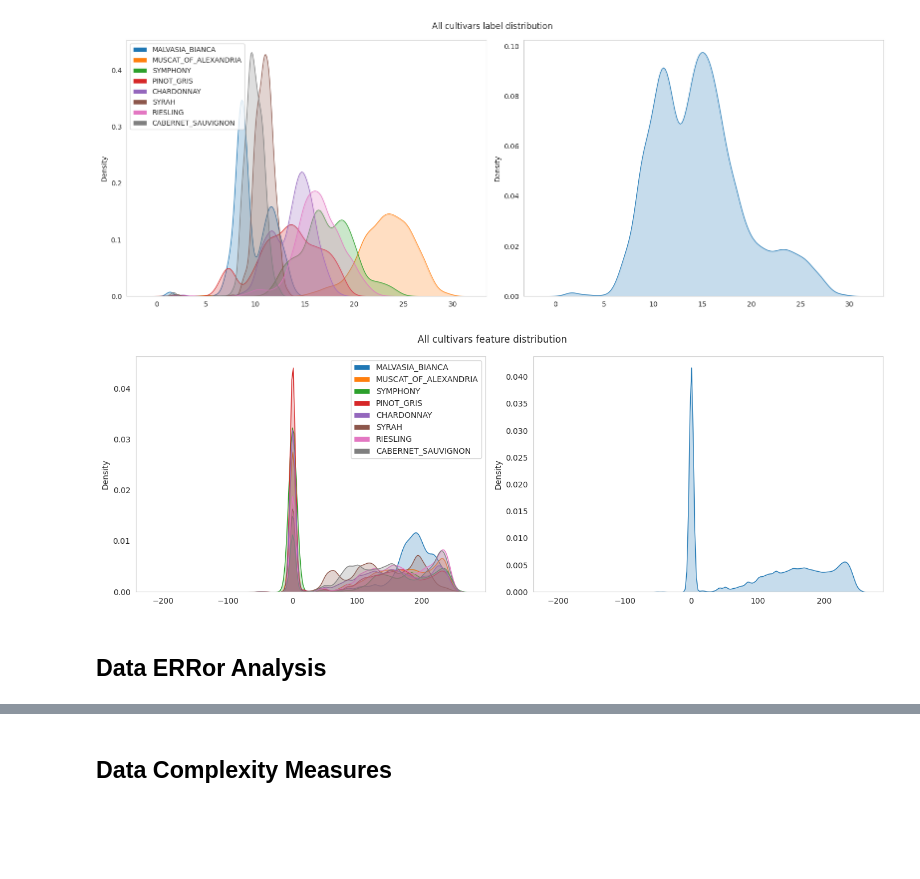
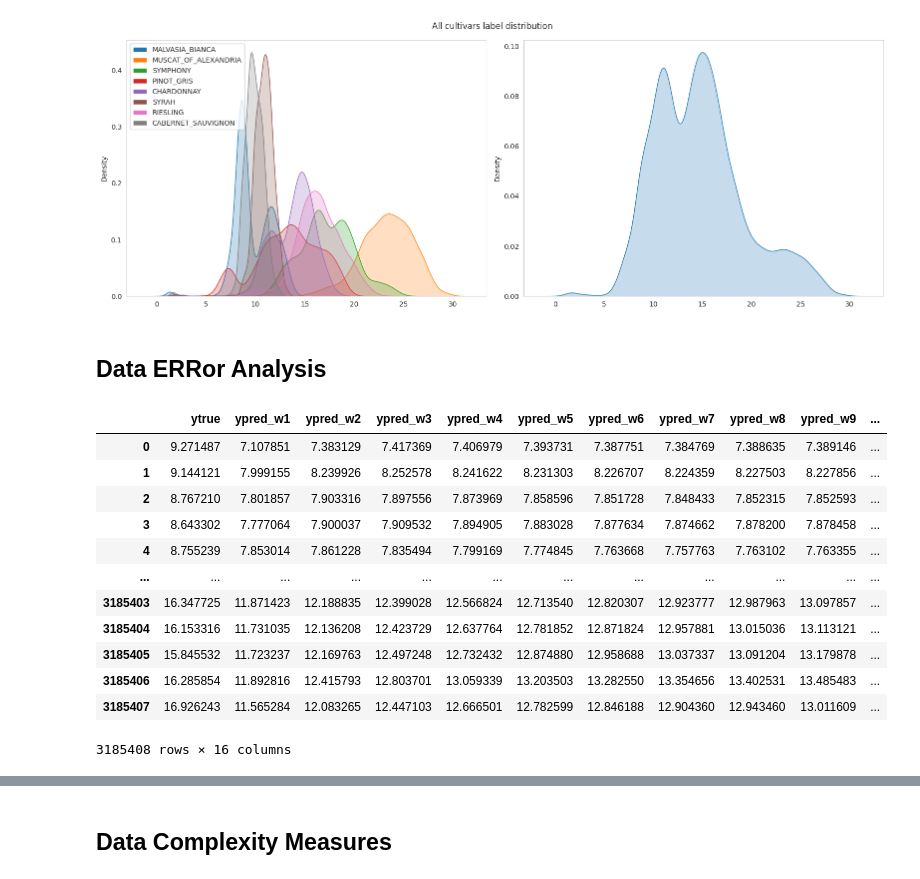
Before and after one commit to plant-ai-biophysics-lab/imbalance_deep_regression_yield_forecasting, a Jupyter notebook: EDA/EDA.ipynb, the cells around one changed output, grey strips where cells are left out. Cells and saved outputs as stored; diff of their text form; code cells hidden in the pictures; blank space fills up the shorter version.

```diff
--- a/EDA/EDA.ipynb
+++ b/EDA/EDA.ipynb
@@ -143,9 +116,22 @@ cultivars = ['MALVASIA_BIANCA', 'MUSCAT_OF_ALEXANDRIA', 'SYMPHONY',
 _ = utils.vineyard_data_visulization(block_full_dict, cultivar = cultivars).all_cultivar_label_dist_vis()
 # %% [output]
 [figure]
-# %%
-_ = utils.vineyard_data_visulization(block_full_dict, cultivar = cultivars).all_cultivar_image_dist_vis()
-# %% [output]
-[figure, removed]
 # %% [markdown]
 ## Data ERRor Analysis
+# %%
+S3_test_df_10m  = pd.read_csv('/data2/hkaman/Livingston/EXPs/10m/EXP_S3_UNetLSTM_10m_time/S3_UNetLSTM_10m_time_test.csv',  index_col=0)
+S3_test_df_10m
+# %% [output]
+|  | ytrue | ypred_w1 | ypred_w2 | ypred_w3 | ypred_w4 | ypred_w5 | ypred_w6 | ypred_w7 | ypred_w8 | ypred_w9 | ... |
+| 0 | 9.271487 | 7.107851 | 7.383129 | 7.417369 | 7.406979 | 7.393731 | 7.387751 | 7.384769 | 7.388635 | 7.389146 | ... |
+| 1 | 9.144121 | 7.999155 | 8.239926 | 8.252578 | 8.241622 | 8.231303 | 8.226707 | 8.224359 | 8.227503 | 8.227856 | ... |
+| 2 | 8.767210 | 7.801857 | 7.903316 | 7.897556 | 7.873969 | 7.858596 | 7.851728 | 7.848433 | 7.852315 | 7.852593 | ... |
+| 3 | 8.643302 | 7.777064 | 7.900037 | 7.909532 | 7.894905 | 7.883028 | 7.877634 | 7.874662 | 7.878200 | 7.878458 | ... |
+| 4 | 8.755239 | 7.853014 | 7.861228 | 7.835494 | 7.799169 | 7.774845 | 7.763668 | 7.757763 | 7.763102 | 7.763355 | ... |
+| ... | ... | ... | ... | ... | ... | ... | ... | ... | ... | ... | ... |
+| 3185403 | 16.347725 | 11.871423 | 12.188835 | 12.399028 | 12.566824 | 12.713540 | 12.820307 | 12.923777 | 12.987963 | 13.097857 | ... |
+| 3185404 | 16.153316 | 11.731035 | 12.136208 | 12.423729 | 12.637764 | 12.781852 | 12.871824 | 12.957881 | 13.015036 | 13.113121 | ... |
+| 3185405 | 15.845532 | 11.723237 | 12.169763 | 12.497248 | 12.732432 | 12.874880 | 12.958688 | 13.037337 | 13.091204 | 13.179878 | ... |
+| 3185406 | 16.285854 | 11.892816 | 12.415793 | 12.803701 | 13.059339 | 13.203503 | 13.282550 | 13.354656 | 13.402531 | 13.485483 | ... |
+| 3185407 | 16.926243 | 11.565284 | 12.083265 | 12.447103 | 12.666501 | 12.782599 | 12.846188 | 12.904360 | 12.943460 | 13.011609 | ... |
+3185408 rows × 16 columns
```
Also changed, not shown: parts of 11 cells of this notebook, 1 other file.
